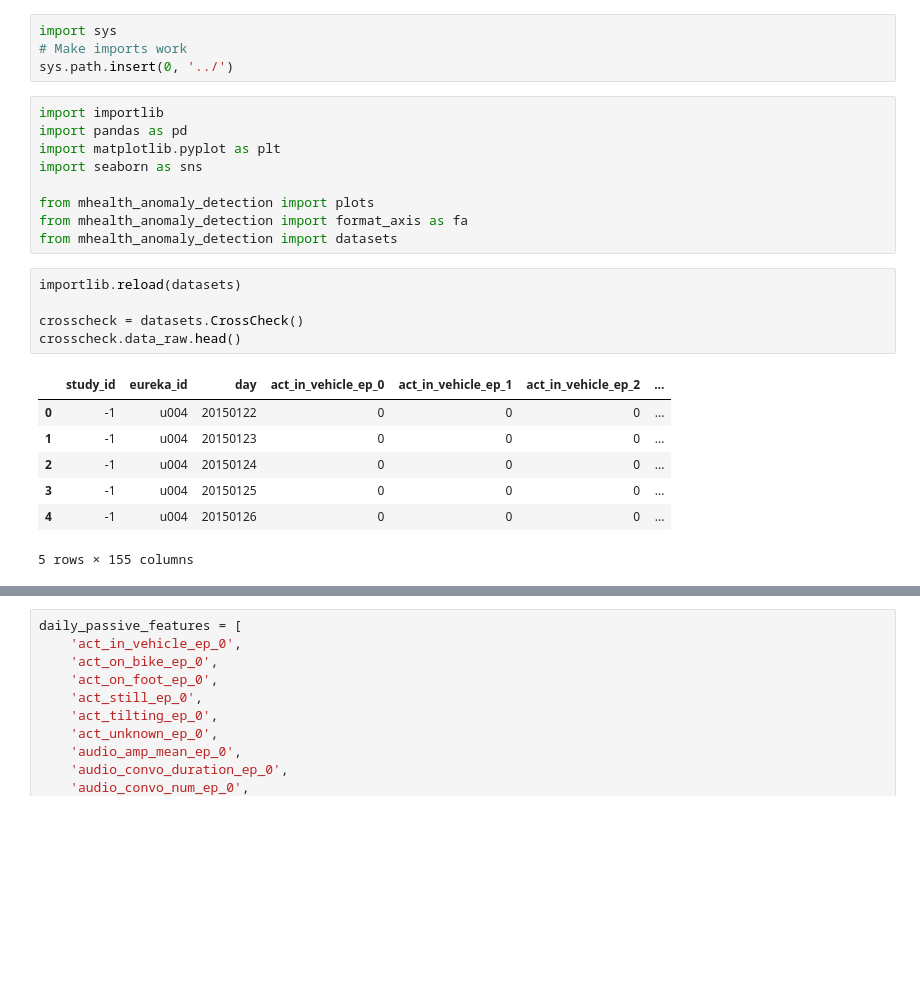
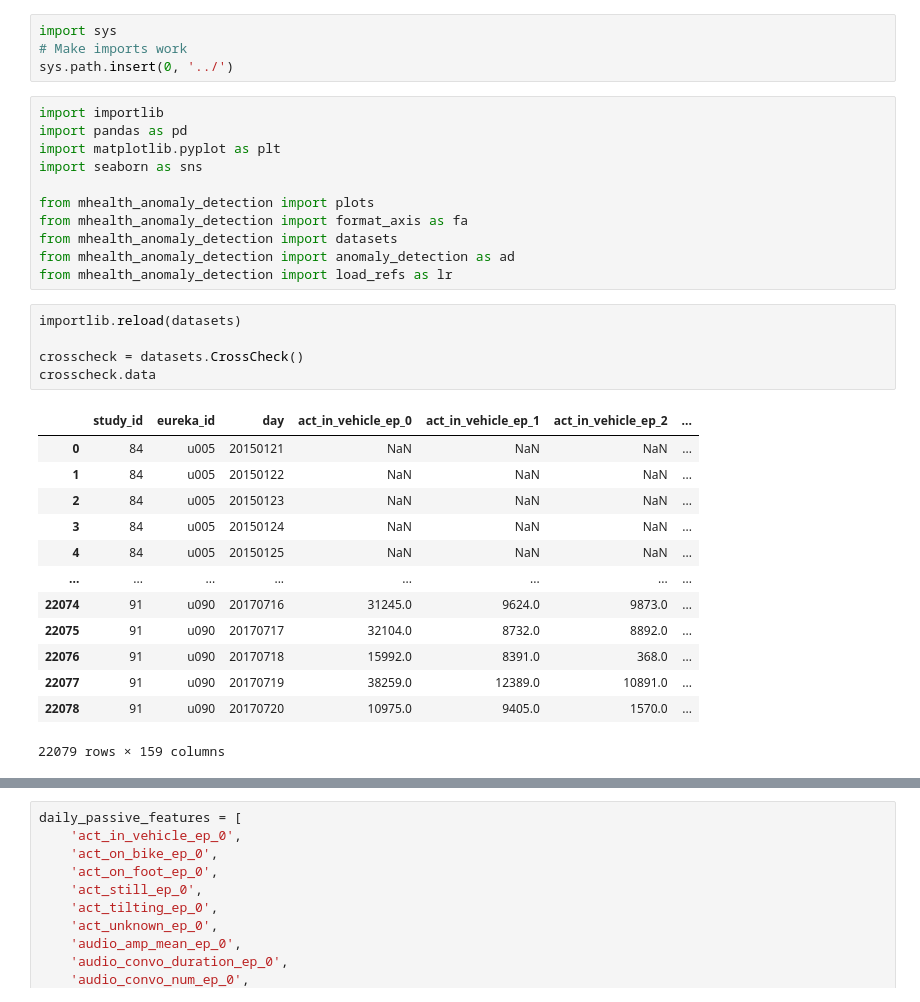
Before and after one commit to akre96/mhealth_anomaly_detection, a Jupyter notebook: notebooks/import_crosscheck.ipynb, the cells around one changed output, grey strips where cells are left out. Cells and saved outputs as stored; diff of their text form; blank space fills up the shorter version.

Commit message:
:bug: issues with plotting even in areas not modified. added handling of NaN values for anomaly detection assuming each day has a raw per subject

```diff
--- a/notebooks/import_crosscheck.ipynb
+++ b/notebooks/import_crosscheck.ipynb
@@ -13,19 +13,27 @@ import seaborn as sns
 from mhealth_anomaly_detection import plots
 from mhealth_anomaly_detection import format_axis as fa
 from mhealth_anomaly_detection import datasets
+from mhealth_anomaly_detection import anomaly_detection as ad
+from mhealth_anomaly_detection import load_refs as lr
 # %%
 importlib.reload(datasets)
 
 crosscheck = datasets.CrossCheck()
-crosscheck.data_raw.head()
+crosscheck.data
 # %% [output]
 |  | study_id | eureka_id | day | act_in_vehicle_ep_0 | act_in_vehicle_ep_1 | act_in_vehicle_ep_2 | ... |
-| 0 | -1 | u004 | 20150122 | 0 | 0 | 0 | ... |
-| 1 | -1 | u004 | 20150123 | 0 | 0 | 0 | ... |
-| 2 | -1 | u004 | 20150124 | 0 | 0 | 0 | ... |
-| 3 | -1 | u004 | 20150125 | 0 | 0 | 0 | ... |
-| 4 | -1 | u004 | 20150126 | 0 | 0 | 0 | ... |
+| 0 | 84 | u005 | 20150121 | NaN | NaN | NaN | ... |
+| 1 | 84 | u005 | 20150122 | NaN | NaN | NaN | ... |
+| 2 | 84 | u005 | 20150123 | NaN | NaN | NaN | ... |
+| 3 | 84 | u005 | 20150124 | NaN | NaN | NaN | ... |
+| 4 | 84 | u005 | 20150125 | NaN | NaN | NaN | ... |
+| ... | ... | ... | ... | ... | ... | ... | ... |
+| 22074 | 91 | u090 | 20170716 | 31245.0 | 9624.0 | 9873.0 | ... |
+| 22075 | 91 | u090 | 20170717 | 32104.0 | 8732.0 | 8892.0 | ... |
+| 22076 | 91 | u090 | 20170718 | 15992.0 | 8391.0 | 368.0 | ... |
+| 22077 | 91 | u090 | 20170719 | 38259.0 | 12389.0 | 10891.0 | ... |
+| 22078 | 91 | u090 | 20170720 | 10975.0 | 9405.0 | 1570.0 | ... |
-5 rows × 155 columns
+22079 rows × 159 columns
 # %%
 fig, axes = plt.subplots(ncols=2, nrows=1, figsize=(10,5))
 sns.scatterplot(
```
Also changed, not shown: parts of 4 cells of this notebook, 4 other files.
